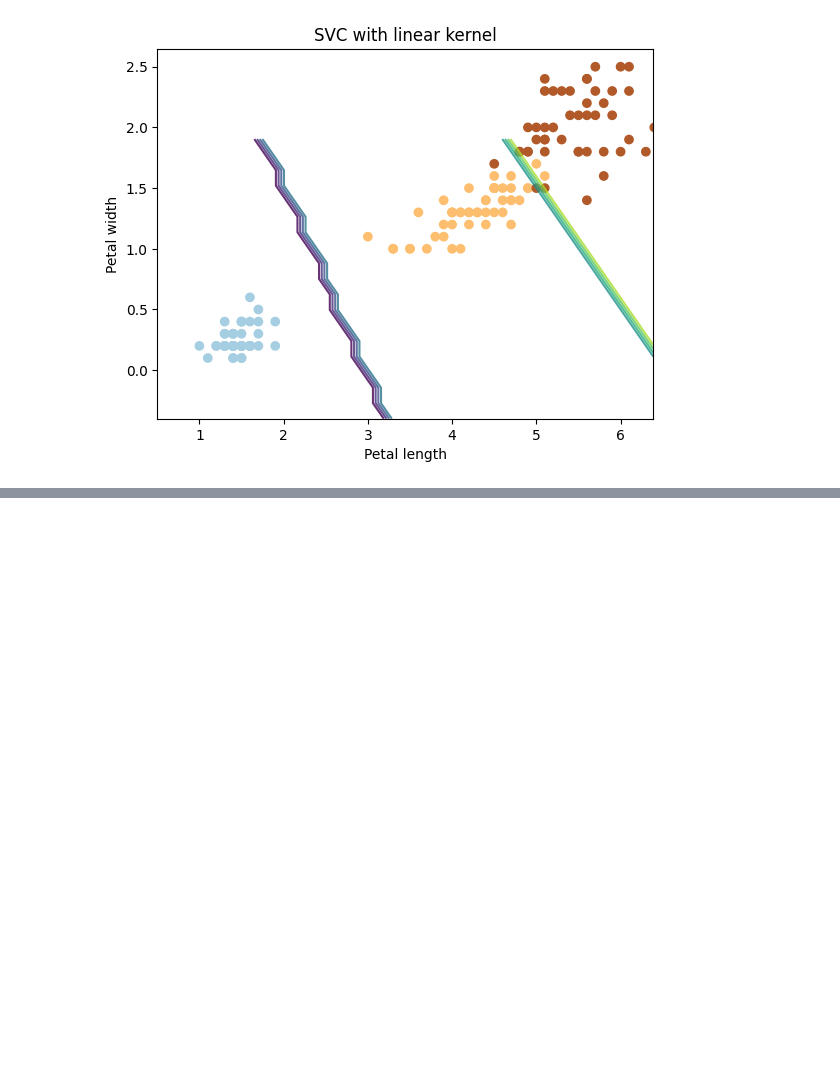
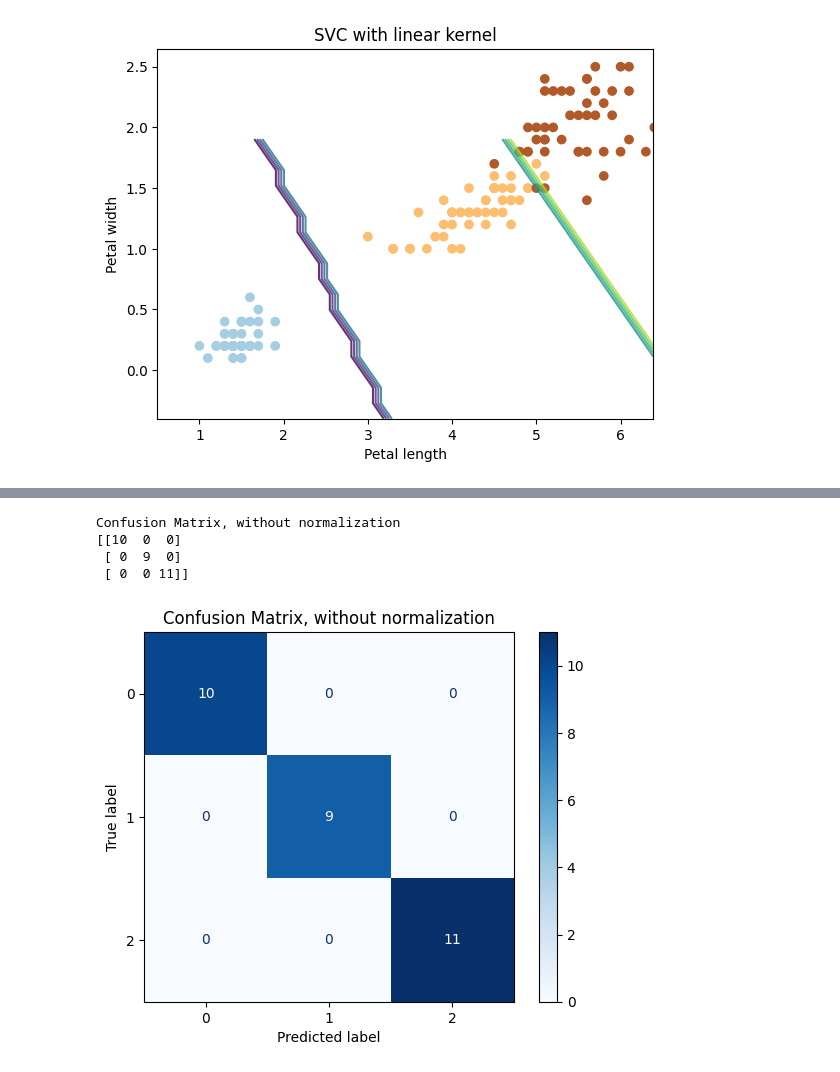
Before and after one commit to topexcel1/Special-Topics-ML, a Jupyter notebook: Class Lecture/11-08-2022/svm-classifier.ipynb, the cells around one changed output, grey strips where cells are left out. Saved outputs shown, nothing was run; the diff lists cells and outputs as text; code cells hidden in the pictures; blank space fills up the shorter version.

```diff
--- a/Class Lecture/11-08-2022/svm-classifier.ipynb
+++ b/Class Lecture/11-08-2022/svm-classifier.ipynb
@@ -14,7 +14,7 @@ y = iris.target
 # creating the model
 C = 1.0 # SVM regularization parameter
 
-svm = svm.SVC(kernel="linear", C=C, gamma='auto').fit(x,y)
+svm1 = svm.SVC(kernel="linear", C=C, gamma='auto').fit(x,y)
 # %%
 # Create mesh to plot the sample
 x_min, x_max = x[:,0].min() - 0.5, x[:,0].max() - 0.5
@@ -49,3 +49,8 @@ plt.title('SVC with linear kernel')
 plt.show()
 # %% [output]
 [figure]
+# %%
+# dividing data into training and testing and train your model
+
+x_train, x_test, y_train, y_test = train_test_split(x,y,test_size=0.2,random_state=42)
+svc2 = svm.SVC(kernel='linear',C=1, gamma='auto').fit(x_train,y_train)
@@ -51,0 +71,16 @@ plt.show()
+# %%
+title_option = [("Confusion Matrix, without normalization", None)]
+
+for title, normalize in title_option:
+
+    disp = plot_confusion_matrix(svc2,x_test,y_test,cmap=plt.cm.Blues, normalize=normalize)
+    disp.ax_.set_title(title)
+    print(title)
+    print(disp.confusion_matrix)
+plt.show()
+# %% [output]
+Confusion Matrix, without normalization
+[[10  0  0]
+ [ 0  9  0]
+ [ 0  0 11]]
+[figure, added]
```
Also changed, not shown: parts of 3 cells of this notebook, 1 other file.
